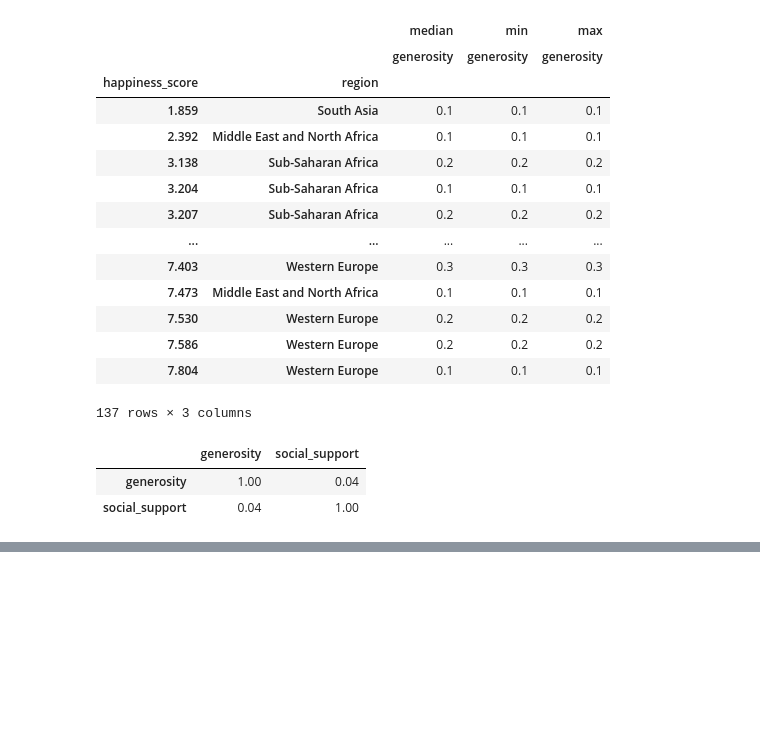
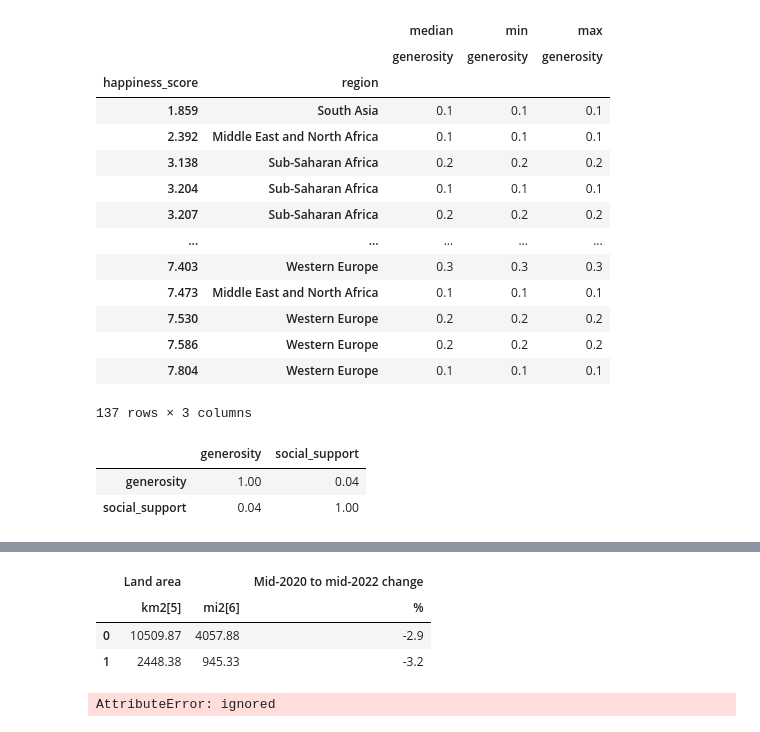
Before and after one commit to shimjide123/datman, a Jupyter notebook: Yu_Nong_ps1_data_management.ipynb, the cells around one changed output, grey strips where cells are left out. Saved outputs shown, nothing was run; the diff lists cells and outputs as text; code cells hidden in the pictures; blank space fills up the shorter version.

```diff
--- a/Yu_Nong_ps1_data_management.ipynb
+++ b/Yu_Nong_ps1_data_management.ipynb
@@ -349,0 +421,11 @@ Happiness[['generosity','social_support']].corr().round(2)
+# %%
+population.select_dtypes(include = ['float64']).head(2)
+# %% [output]
+|  | Land area |  | Mid-2020 to mid-2022 change |
+|  | km2[5] | mi2[6] | % |
+| 0 | 10509.87 | 4057.88 | -2.9 |
+| 1 | 2448.38 | 945.33 | -3.2 |
+# %%
+population.State.str.contains('Texas').sum()
+# %% [output]
+AttributeError: ignored
```
Also changed, not shown: parts of 15 cells of this notebook.
